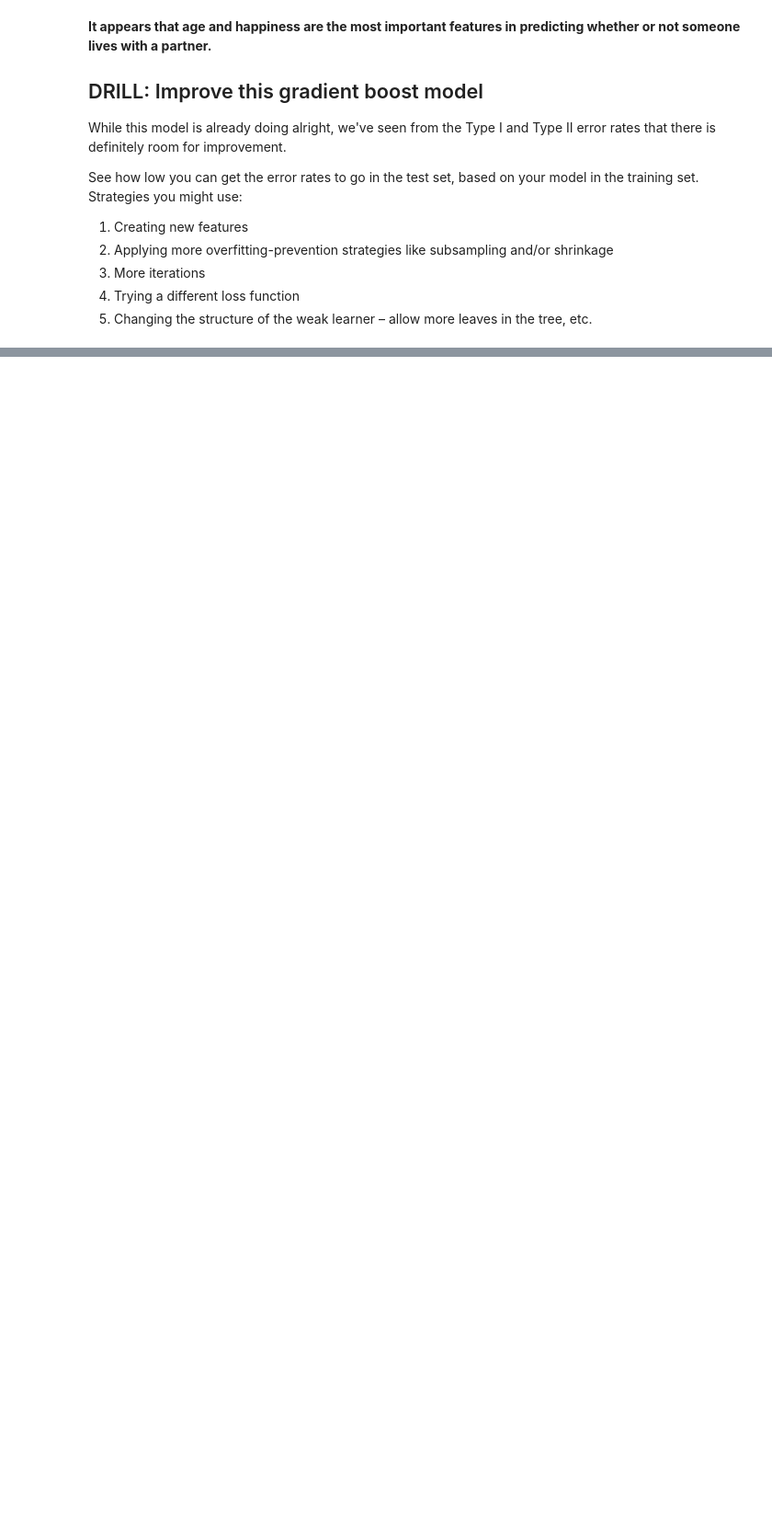
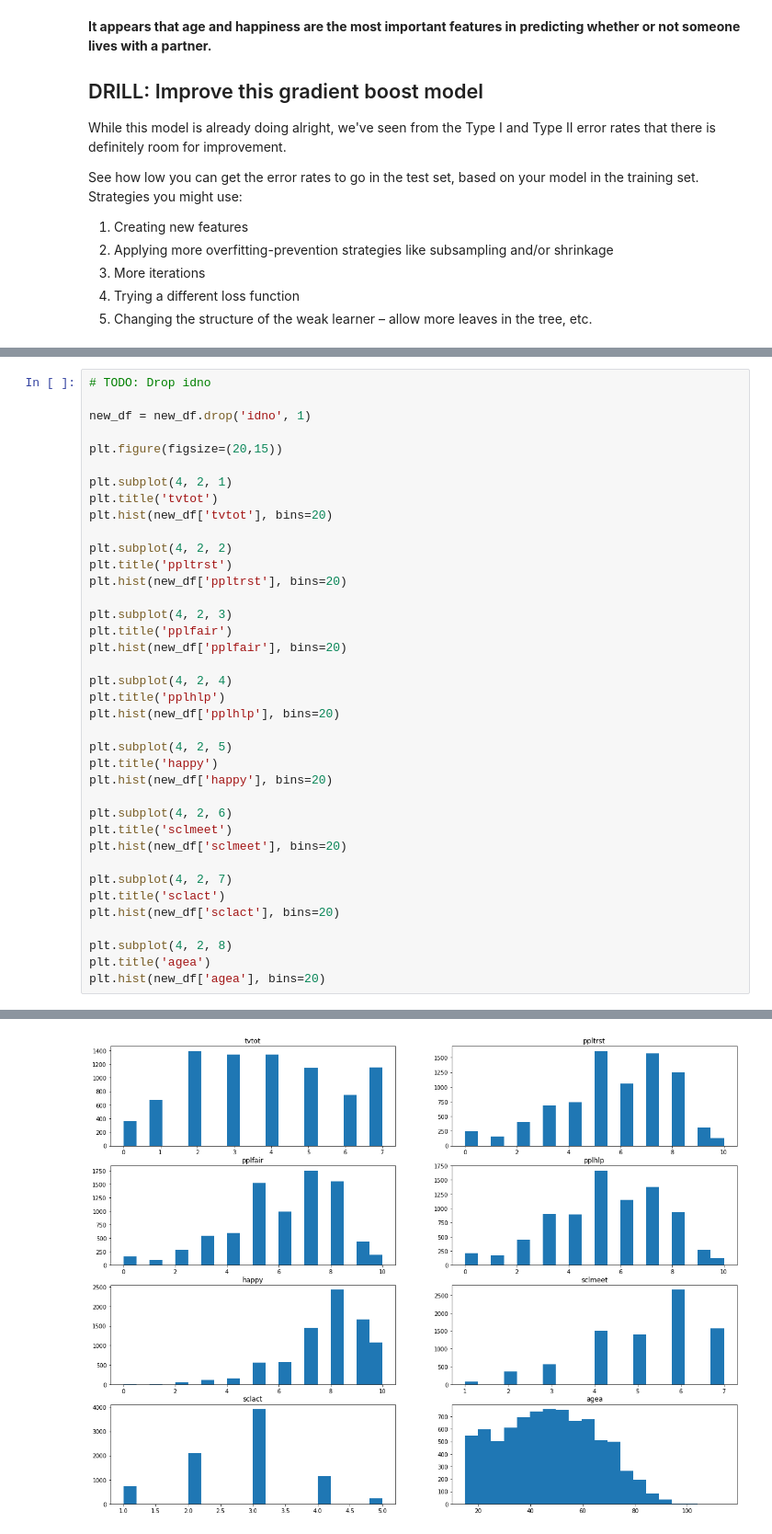
Before and after one commit to esthersweon/thinkful, a Jupyter notebook: main/unit_3/lesson_5_project_3.ipynb, the cells around one changed output, grey strips where cells are left out. Shown at 92% size. Drawn from its saved outputs; the diff is of its cells as text; blank space fills up the shorter version.

```diff
--- a/main/unit_3/lesson_5_project_3.ipynb
+++ b/main/unit_3/lesson_5_project_3.ipynb
@@ -123,0 +125,39 @@ df.head()
+# %%
+# TODO: Drop idno
+
+new_df = new_df.drop('idno', 1)
+
+plt.figure(figsize=(20,15))
+
+plt.subplot(4, 2, 1)
+plt.title('tvtot')
+plt.hist(new_df['tvtot'], bins=20)
+
+plt.subplot(4, 2, 2)
+plt.title('ppltrst')
+plt.hist(new_df['ppltrst'], bins=20)
+
+plt.subplot(4, 2, 3)
+plt.title('pplfair')
+plt.hist(new_df['pplfair'], bins=20)
+
+plt.subplot(4, 2, 4)
+plt.title('pplhlp')
+plt.hist(new_df['pplhlp'], bins=20)
+
+plt.subplot(4, 2, 5)
+plt.title('happy')
+plt.hist(new_df['happy'], bins=20)
+
+plt.subplot(4, 2, 6)
+plt.title('sclmeet')
+plt.hist(new_df['sclmeet'], bins=20)
+
+plt.subplot(4, 2, 7)
+plt.title('sclact')
+plt.hist(new_df['sclact'], bins=20)
+
+plt.subplot(4, 2, 8)
+plt.title('agea')
+plt.hist(new_df['agea'], bins=20)
+# %% [output]
@@ -124 +170,2 @@ df.head()
+[figure, added]
 # %%
```
Also changed, not shown: parts of 10 cells of this notebook, 11 other files.
